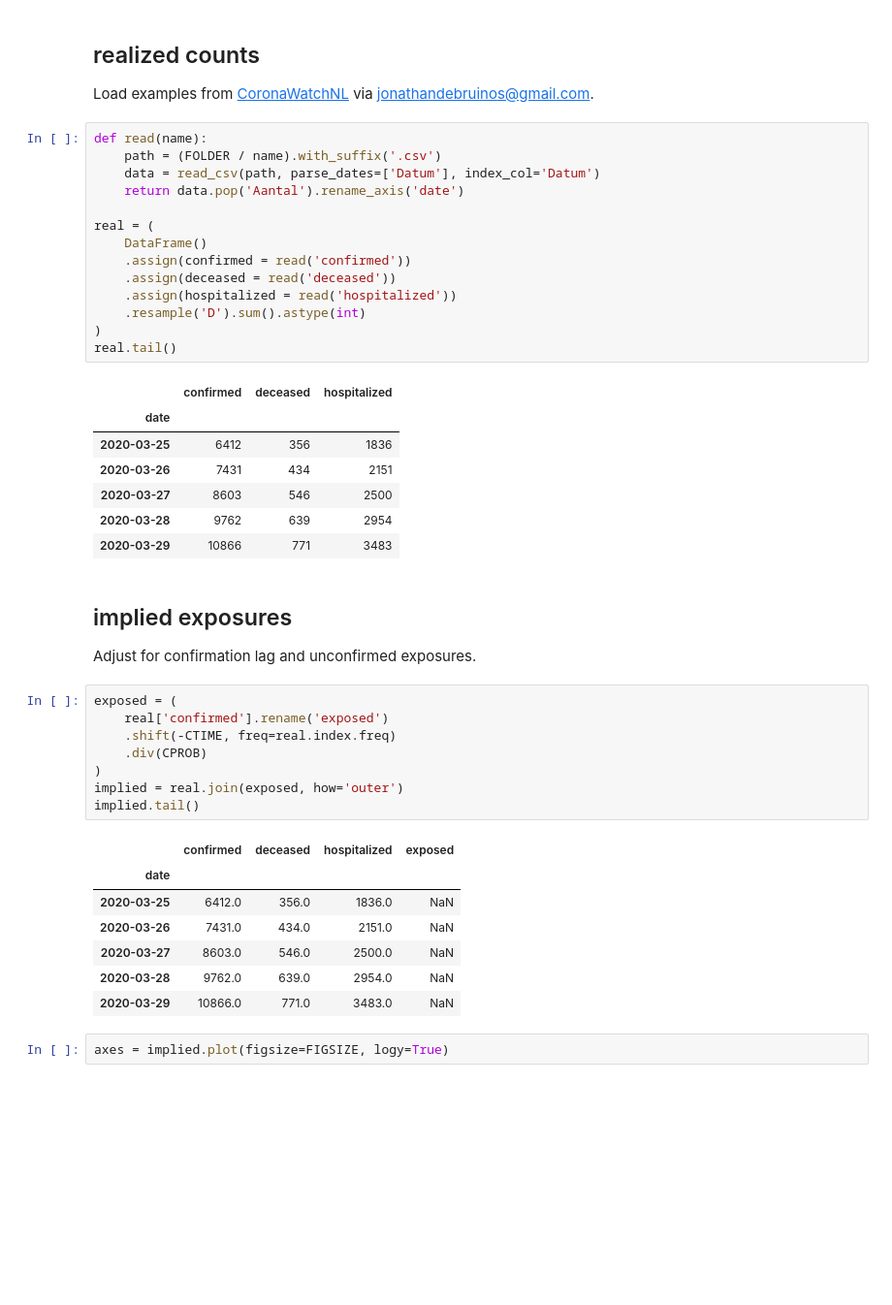
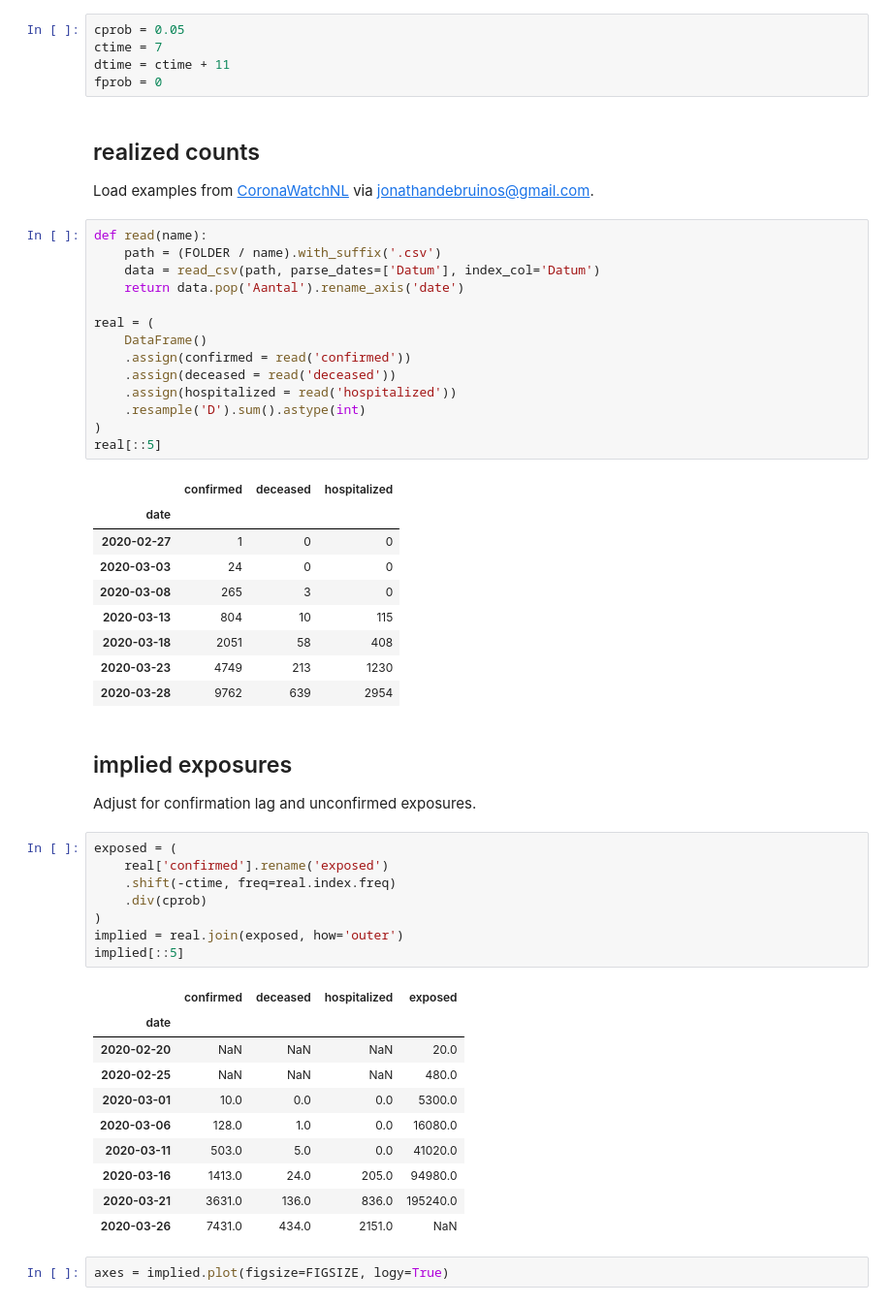
Before and after one commit to samkennerly/covid19, a Jupyter notebook: books/implied.ipynb, the cells around one changed output. Shown: that part at 97% size. Cells and saved outputs as stored; diff of their text form; blank space fills up the shorter version.

Commit message:
Clarify stats in books/implied

```diff
--- a/books/implied.ipynb
+++ b/books/implied.ipynb
@@ -30,3 +28,8 @@ FIGSIZE = (9, 5)
+# %%
+cprob = 0.05
+ctime = 7
+dtime = ctime + 11
+fprob = 0
 # %% [markdown]
 ## realized counts
 
@@ -46,34 +49,39 @@ real = (
     .assign(hospitalized = read('hospitalized'))
     .resample('D').sum().astype(int)
 )
-real.tail()
+real[::5]
 # %% [output]
 |  | confirmed | deceased | hospitalized |
 | date |  |  |  |
-| 2020-03-25 | 6412 | 356 | 1836 |
-| 2020-03-26 | 7431 | 434 | 2151 |
-| 2020-03-27 | 8603 | 546 | 2500 |
+| 2020-02-27 | 1 | 0 | 0 |
+| 2020-03-03 | 24 | 0 | 0 |
+| 2020-03-08 | 265 | 3 | 0 |
+| 2020-03-13 | 804 | 10 | 115 |
+| 2020-03-18 | 2051 | 58 | 408 |
+| 2020-03-23 | 4749 | 213 | 1230 |
 | 2020-03-28 | 9762 | 639 | 2954 |
-| 2020-03-29 | 10866 | 771 | 3483 |
 # %% [markdown]
 ## implied exposures
 Adjust for confirmation lag and unconfirmed exposures.
 # %%
 exposed = (
     real['confirmed'].rename('exposed')
-    .shift(-CTIME, freq=real.index.freq)
-    .div(CPROB)
+    .shift(-ctime, freq=real.index.freq)
+    .div(cprob)
 )
 implied = real.join(exposed, how='outer')
-implied.tail()
+implied[::5]
 # %% [output]
 |  | confirmed | deceased | hospitalized | exposed |
 | date |  |  |  |  |
-| 2020-03-25 | 6412.0 | 356.0 | 1836.0 | NaN |
+| 2020-02-20 | NaN | NaN | NaN | 20.0 |
+| 2020-02-25 | NaN | NaN | NaN | 480.0 |
+| 2020-03-01 | 10.0 | 0.0 | 0.0 | 5300.0 |
+| 2020-03-06 | 128.0 | 1.0 | 0.0 | 16080.0 |
+| 2020-03-11 | 503.0 | 5.0 | 0.0 | 41020.0 |
+| 2020-03-16 | 1413.0 | 24.0 | 205.0 | 94980.0 |
+| 2020-03-21 | 3631.0 | 136.0 | 836.0 | 195240.0 |
 | 2020-03-26 | 7431.0 | 434.0 | 2151.0 | NaN |
-| 2020-03-27 | 8603.0 | 546.0 | 2500.0 | NaN |
-| 2020-03-28 | 9762.0 | 639.0 | 2954.0 | NaN |
-| 2020-03-29 | 10866.0 | 771.0 | 3483.0 | NaN |
 # %%
 axes = implied.plot(figsize=FIGSIZE, logy=True)
 # %% [output]
```
Also changed, not shown: parts of 5 cells of this notebook.
